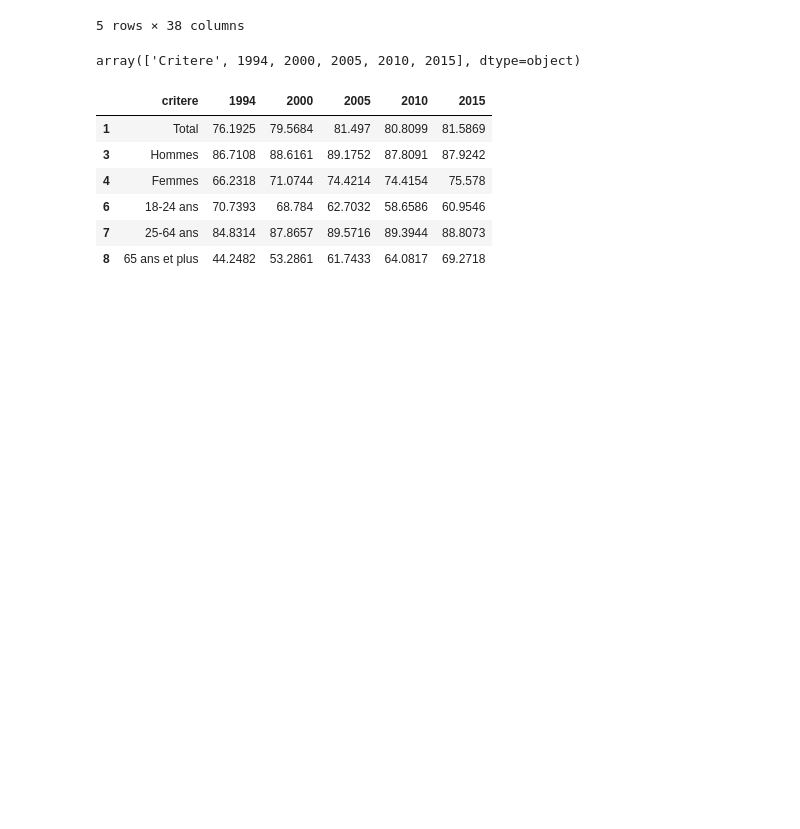
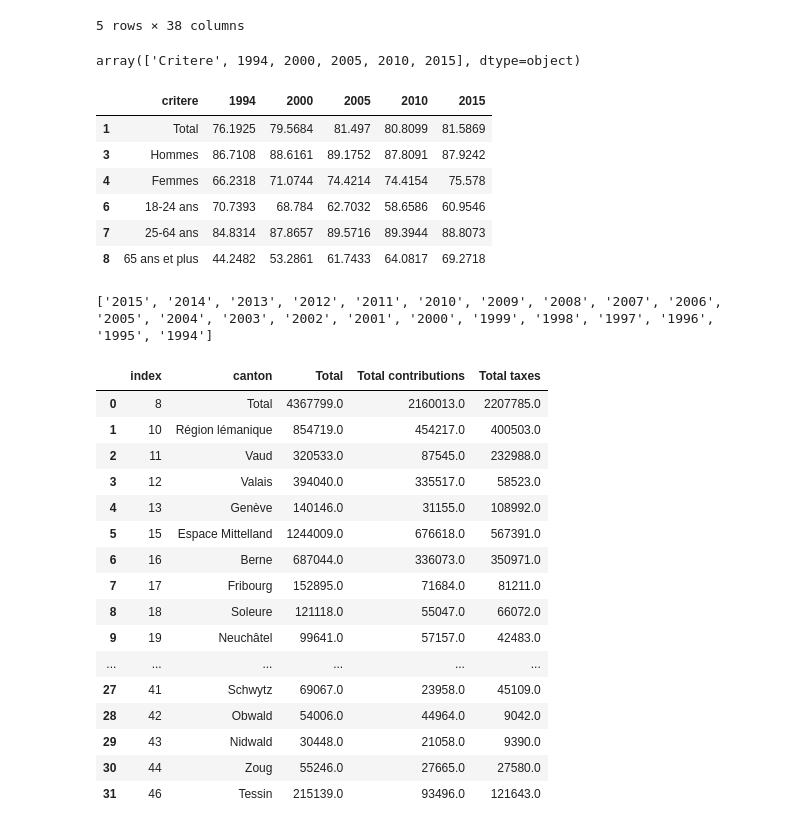
Before and after one commit to epfl-ada-2018/project-pizzafels, a Jupyter notebook: 0. Clean Datasets.ipynb, the cells around one changed output. Cells and saved outputs as stored; diff of their text form; code cells hidden in the pictures; blank space fills up the shorter version.

```diff
--- a/0. Clean Datasets.ipynb
+++ b/0. Clean Datasets.ipynb
@@ -146,3 +158,53 @@ df
 | 6 | 18-24 ans | 70.7393 | 68.784 | 62.7032 | 58.6586 | 60.9546 |
 | 7 | 25-64 ans | 84.8314 | 87.8657 | 89.5716 | 89.3944 | 88.8073 |
 | 8 | 65 ans et plus | 44.2482 | 53.2861 | 61.7433 | 64.0817 | 69.2718 |
+# %%
+FILE_NAME = 'Recettes_routes.xlsx'
+ROW_TO_SKIP = 6
+ID_LAST_ROW = None
+TARGET_NAME = 'Recettes_routes'
+NB_COLS_PROCEED = 0
+
+IS_UNNAMED = re.compile("Unnamed")
+
+
+target_noms = \
+{'Unnamed: 0':'canton',\
+'Unnamed: 1':'Total',\
+'Total':'Total contributions',\
+'Total.1':'Total taxes',\
+'Adminis-':'Administration Prevention'}
+# %%
+xls = pd.ExcelFile(data_folder+FILE_NAME)
+s1 = xls.sheet_names
+sheets = []
+for s in s1:
+    if int(s)>1991:
+        sheets.append(s)
+print (sheets)
+# %% [output]
+['2015', '2014', '2013', '2012', '2011', '2010', '2009', '2008', '2007', '2006', '2005', '2004', '2003', '2002', '2001', '2000', '1999', '1998', '1997', '1996', '1995', '1994']
+# %%
+df = pd.read_excel(data_folder+FILE_NAME,skiprows=ROW_TO_SKIP,sheet_name ='2010',usecols='A:C,H').rename(columns=target_noms).dropna().reset_index()
+for col in df.columns:
+        if IS_UNNAMED.match(col):
+            df = df.drop(columns=[col])
+df
+# %% [output]
+|  | index | canton | Total | Total contributions | Total taxes |
+| 0 | 8 | Total | 4367799.0 | 2160013.0 | 2207785.0 |
+| 1 | 10 | Région lémanique | 854719.0 | 454217.0 | 400503.0 |
+| 2 | 11 | Vaud | 320533.0 | 87545.0 | 232988.0 |
+| 3 | 12 | Valais | 394040.0 | 335517.0 | 58523.0 |
+| 4 | 13 | Genève | 140146.0 | 31155.0 | 108992.0 |
+| 5 | 15 | Espace Mittelland | 1244009.0 | 676618.0 | 567391.0 |
+| 6 | 16 | Berne | 687044.0 | 336073.0 | 350971.0 |
+| 7 | 17 | Fribourg | 152895.0 | 71684.0 | 81211.0 |
+| 8 | 18 | Soleure | 121118.0 | 55047.0 | 66072.0 |
+| 9 | 19 | Neuchâtel | 99641.0 | 57157.0 | 42483.0 |
+| ... | ... | ... | ... | ... | ... |
+| 27 | 41 | Schwytz | 69067.0 | 23958.0 | 45109.0 |
+| 28 | 42 | Obwald | 54006.0 | 44964.0 | 9042.0 |
+| 29 | 43 | Nidwald | 30448.0 | 21058.0 | 9390.0 |
+| 30 | 44 | Zoug | 55246.0 | 27665.0 | 27580.0 |
+| 31 | 46 | Tessin | 215139.0 | 93496.0 | 121643.0 |
```
Also changed, not shown: parts of 8 cells of this notebook, 9 other files.
